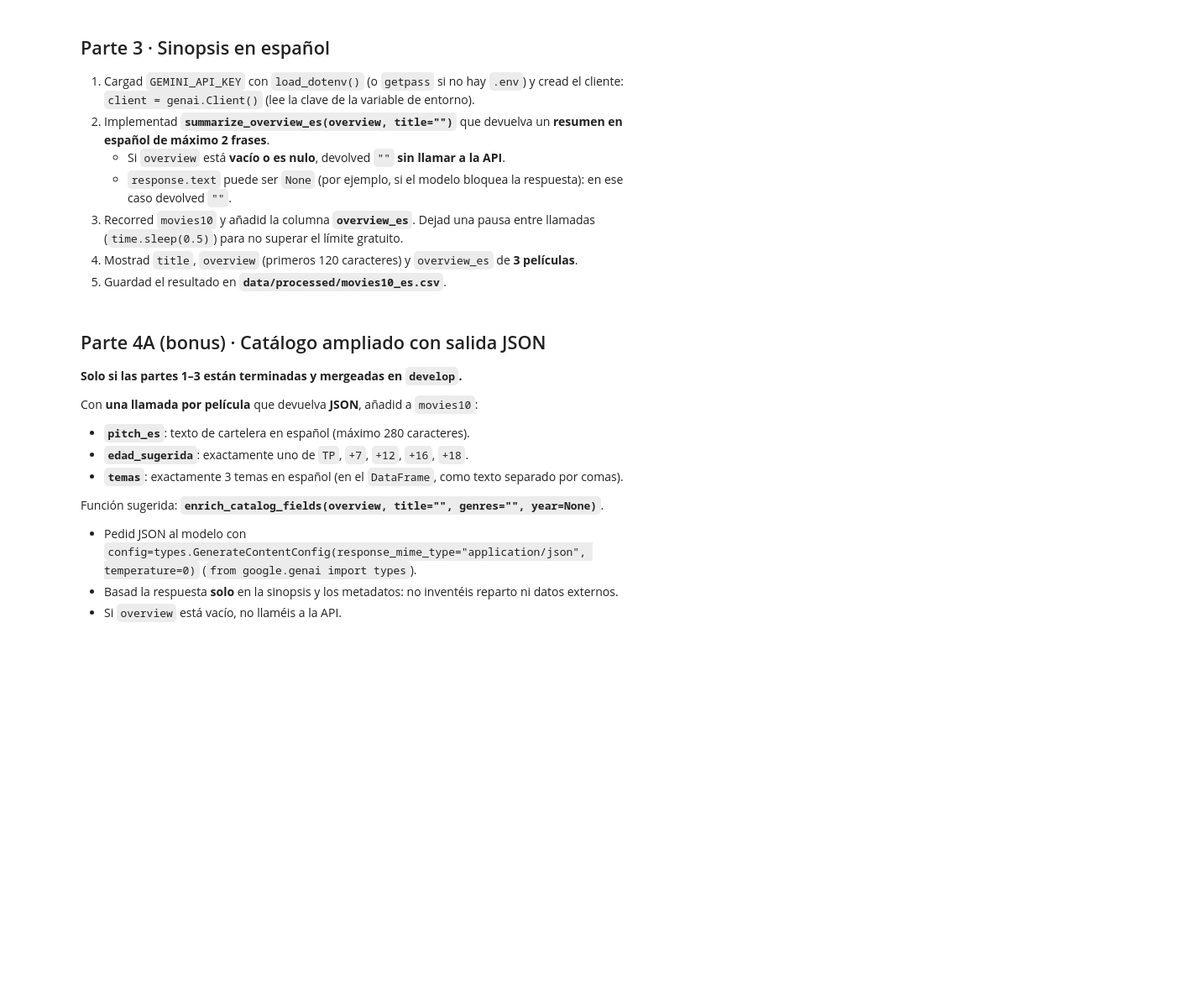
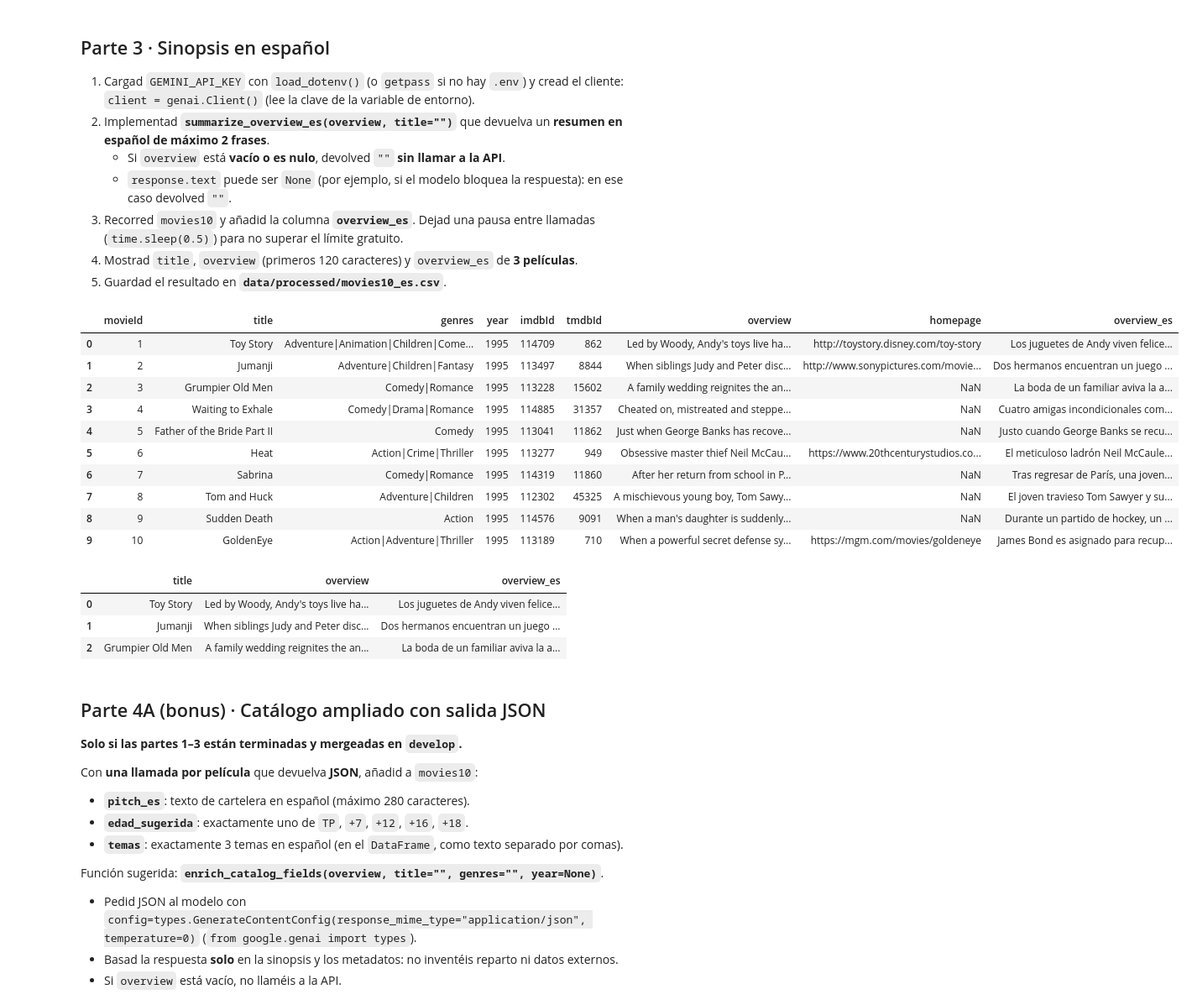
Before and after one commit to tarquistwr-hash/tc-catalogo-peliculas, a Jupyter notebook: 04_gemini.ipynb, the cells around one changed output. Shown at 84% size. Cells and saved outputs as stored; diff of their text form; code cells hidden in the pictures; blank space fills up the shorter version.

Commit message:
feat: notebook 04 con resúmenes en español (Gemini) (#6)
* feat: función summarize_overview_es con gemini

* feat: notebook 04 con resúmenes en español y movies10_es.csv

```diff
--- a/04_gemini.ipynb
+++ b/04_gemini.ipynb
@@ -64,5 +76,65 @@ movies10[["title", "overview"]]
 # %%
 # --- Parte 3: overview → overview_es con Gemini ---
 # pip install google-genai python-dotenv
+import os
+import getpass
+from google import genai
+from dotenv import load_dotenv
+
+load_dotenv()
+
+GEMINI_TOKEN = os.getenv("GEMINI_API_KEY")
+if not GEMINI_TOKEN:
+    GEMINI_TOKEN = getpass.getpass("Introduce la API KEY de Gemini:")
+client = genai.Client(api_key=GEMINI_TOKEN)
+MODEL = "gemini-3.5-flash-lite"
+
+def summarize_overview_es(overview, title: str = ""):
+    """A través de Gemini devuelve el resumen de la película en español
+    recibe la sinopsis y opcionalmente el title
+    devuelve un str en máximo dos frases con el resumen traducido
+    en caso de overview vacío devuelve "" sin llamar al modelo
+    si el modelo no devuelve texto, también devuelve ""
+    """
+    if pd.isna(overview) or not str(overview).strip():
+        return ""
+    prompt = (
+        f"Película: {title}\n"
+        f"Sinopsis original: {overview}\n\n"
+        "Resume esta sinopsis en español en máximo 2 frases."
+    )
+    resp = client.models.generate_content(model=MODEL, contents=prompt)
+    return (resp.text or "").strip()
+# %%
+import time
+overview_es = []
+for indice, fila in movies10.iterrows():
+    resumen = summarize_overview_es(fila["overview"], fila["title"])
+    overview_es.append(resumen)
+    time.sleep(0.5)
+
+movies10["overview_es"] = overview_es
+display(movies10)
+# %% [output]
+|  | movieId | title | genres | year | imdbId | tmdbId | overview | homepage | overview_es |
+| 0 | 1 | Toy Story | Adventure|Animation|Children|Come... | 1995 | 114709 | 862 | Led by Woody, Andy's toys live ha... | http://toystory.disney.com/toy-story | Los juguetes de Andy viven felice... |
+| 1 | 2 | Jumanji | Adventure|Children|Fantasy | 1995 | 113497 | 8844 | When siblings Judy and Peter disc... | http://www.sonypictures.com/movie... | Dos hermanos encuentran un juego ... |
+| 2 | 3 | Grumpier Old Men | Comedy|Romance | 1995 | 113228 | 15602 | A family wedding reignites the an... | NaN | La boda de un familiar aviva la a... |
+| 3 | 4 | Waiting to Exhale | Comedy|Drama|Romance | 1995 | 114885 | 31357 | Cheated on, mistreated and steppe... | NaN | Cuatro amigas incondicionales com... |
+| 4 | 5 | Father of the Bride Part II | Comedy | 1995 | 113041 | 11862 | Just when George Banks has recove... | NaN | Justo cuando George Banks se recu... |
+| 5 | 6 | Heat | Action|Crime|Thriller | 1995 | 113277 | 949 | Obsessive master thief Neil McCau... | https://www.20thcenturystudios.co... | El meticuloso ladrón Neil McCaule... |
+| 6 | 7 | Sabrina | Comedy|Romance | 1995 | 114319 | 11860 | After her return from school in P... | NaN | Tras regresar de París, una joven... |
+| 7 | 8 | Tom and Huck | Adventure|Children | 1995 | 112302 | 45325 | A mischievous young boy, Tom Sawy... | NaN | El joven travieso Tom Sawyer y su... |
+| 8 | 9 | Sudden Death | Action | 1995 | 114576 | 9091 | When a man's daughter is suddenly... | NaN | Durante un partido de hockey, un ... |
+| 9 | 10 | GoldenEye | Action|Adventure|Thriller | 1995 | 113189 | 710 | When a powerful secret defense sy... | https://mgm.com/movies/goldeneye | James Bond es asignado para recup... |
+# %%
+movies10_d = movies10[["title", "overview", "overview_es"]].copy()
+movies10_d["overview"] = movies10_d["overview"].str[:120]
+display(movies10_d.head(3))
+# %% [output]
+|  | title | overview | overview_es |
+| 0 | Toy Story | Led by Woody, Andy's toys live ha... | Los juguetes de Andy viven felice... |
+| 1 | Jumanji | When siblings Judy and Peter disc... | Dos hermanos encuentran un juego ... |
+| 2 | Grumpier Old Men | A family wedding reignites the an... | La boda de un familiar aviva la a... |
 # %%
 # --- Guardar movies10_es.csv ---
```
Also changed, not shown: parts of 2 cells of this notebook, 1 other file.
